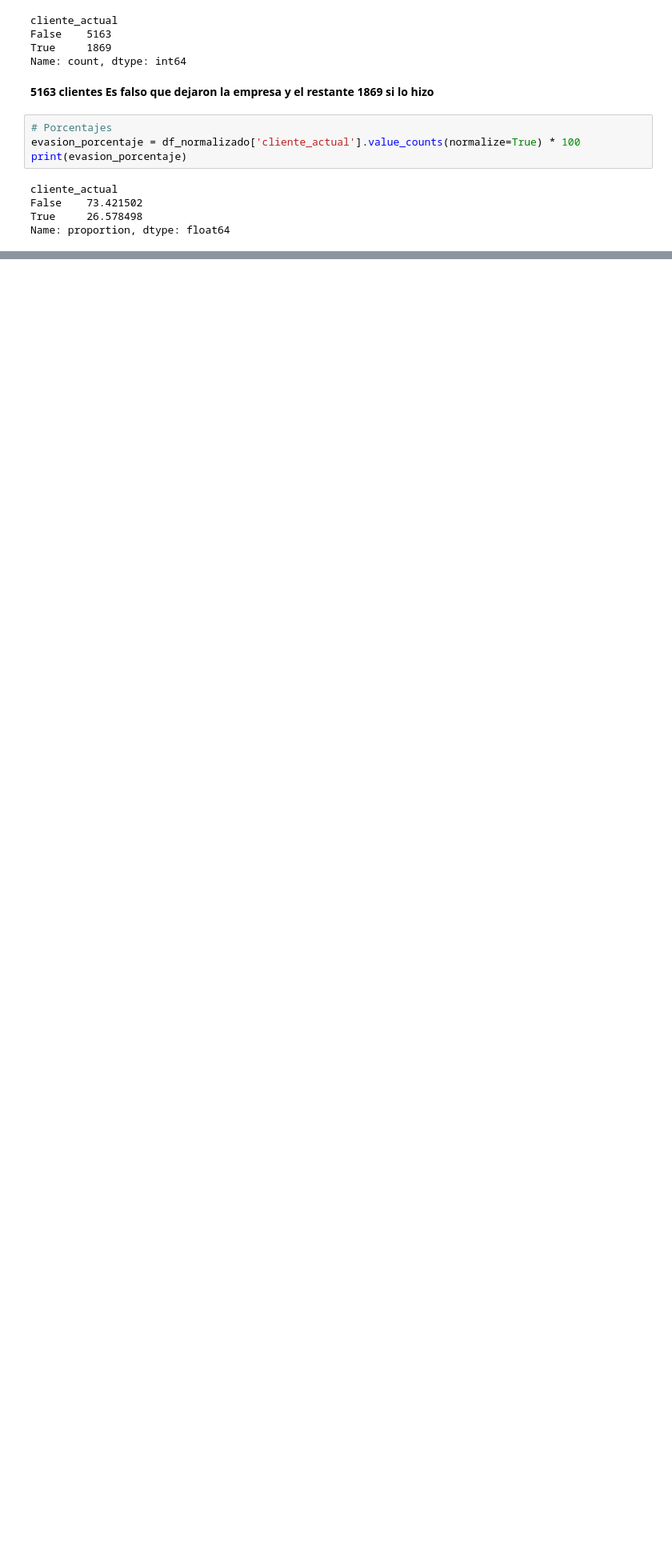
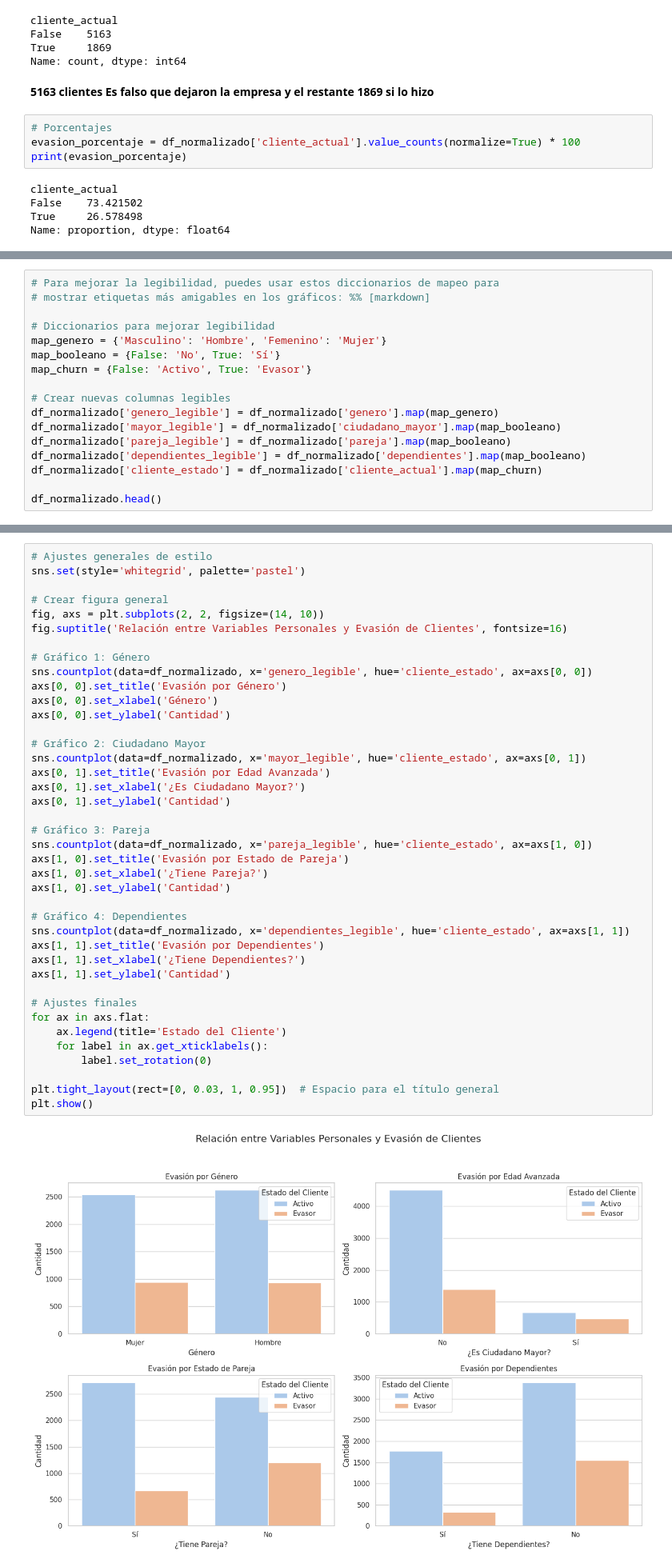
Before and after one commit to byfurkation/TelecomX_datos, a Jupyter notebook: TelecomX_LATAM.ipynb, the cells around one changed output, grey strips where cells are left out. Shown at 80% size. Cells and saved outputs as stored; diff of their text form; blank space fills up the shorter version.

```diff
--- a/TelecomX_LATAM.ipynb
+++ b/TelecomX_LATAM.ipynb
@@ -804,0 +824,17 @@ Este análisis ayuda a entender si ciertos valores numéricos están más asocia
+# %%
+# Para mejorar la legibilidad, puedes usar estos diccionarios de mapeo para
+# mostrar etiquetas más amigables en los gráficos: %% [markdown]
+
+# Diccionarios para mejorar legibilidad
+map_genero = {'Masculino': 'Hombre', 'Femenino': 'Mujer'}
+map_booleano = {False: 'No', True: 'Sí'}
+map_churn = {False: 'Activo', True: 'Evasor'}
+
+# Crear nuevas columnas legibles
+df_normalizado['genero_legible'] = df_normalizado['genero'].map(map_genero)
+df_normalizado['mayor_legible'] = df_normalizado['ciudadano_mayor'].map(map_booleano)
+df_normalizado['pareja_legible'] = df_normalizado['pareja'].map(map_booleano)
+df_normalizado['dependientes_legible'] = df_normalizado['dependientes'].map(map_booleano)
+df_normalizado['cliente_estado'] = df_normalizado['cliente_actual'].map(map_churn)
+
+df_normalizado.head()
@@ -804,0 +881,42 @@ Este análisis ayuda a entender si ciertos valores numéricos están más asocia
+# %%
+# Ajustes generales de estilo
+sns.set(style='whitegrid', palette='pastel')
+
+# Crear figura general
+fig, axs = plt.subplots(2, 2, figsize=(14, 10))
+fig.suptitle('Relación entre Variables Personales y Evasión de Clientes', fontsize=16)
+
+# Gráfico 1: Género
+sns.countplot(data=df_normalizado, x='genero_legible', hue='cliente_estado', ax=axs[0, 0])
+axs[0, 0].set_title('Evasión por Género')
+axs[0, 0].set_xlabel('Género')
+axs[0, 0].set_ylabel('Cantidad')
+
+# Gráfico 2: Ciudadano Mayor
+sns.countplot(data=df_normalizado, x='mayor_legible', hue='cliente_estado', ax=axs[0, 1])
+axs[0, 1].set_title('Evasión por Edad Avanzada')
+axs[0, 1].set_xlabel('¿Es Ciudadano Mayor?')
+axs[0, 1].set_ylabel('Cantidad')
+
+# Gráfico 3: Pareja
+sns.countplot(data=df_normalizado, x='pareja_legible', hue='cliente_estado', ax=axs[1, 0])
+axs[1, 0].set_title('Evasión por Estado de Pareja')
+axs[1, 0].set_xlabel('¿Tiene Pareja?')
+axs[1, 0].set_ylabel('Cantidad')
+
+# Gráfico 4: Dependientes
+sns.countplot(data=df_normalizado, x='dependientes_legible', hue='cliente_estado', ax=axs[1, 1])
+axs[1, 1].set_title('Evasión por Dependientes')
+axs[1, 1].set_xlabel('¿Tiene Dependientes?')
+axs[1, 1].set_ylabel('Cantidad')
+
+# Ajustes finales
+for ax in axs.flat:
+    ax.legend(title='Estado del Cliente')
+    for label in ax.get_xticklabels():
+        label.set_rotation(0)
+
+plt.tight_layout(rect=[0, 0.03, 1, 0.95])  # Espacio para el título general
+plt.show()
+# %% [output]
+[figure, added]
```
Also changed, not shown: parts of 35 cells of this notebook.
